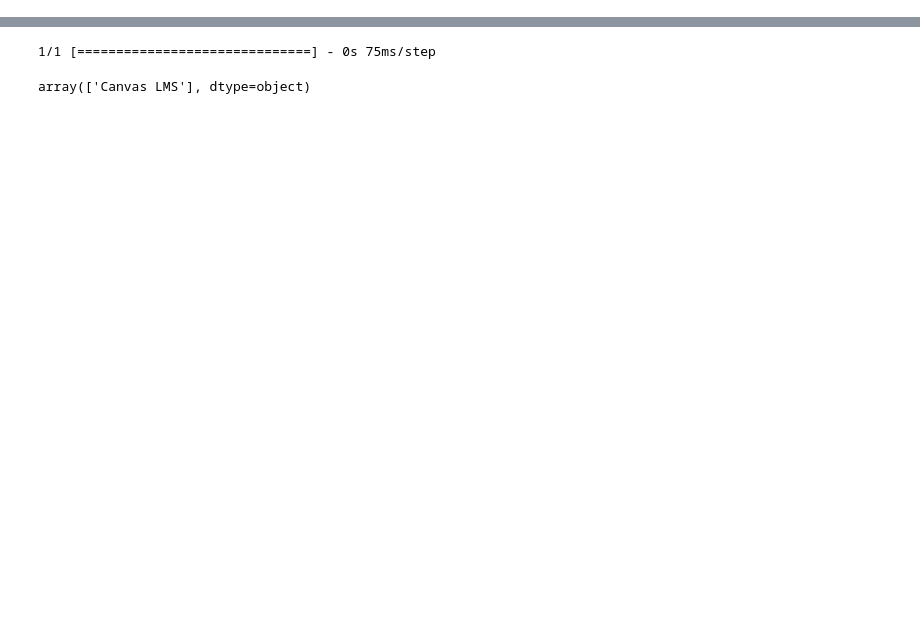
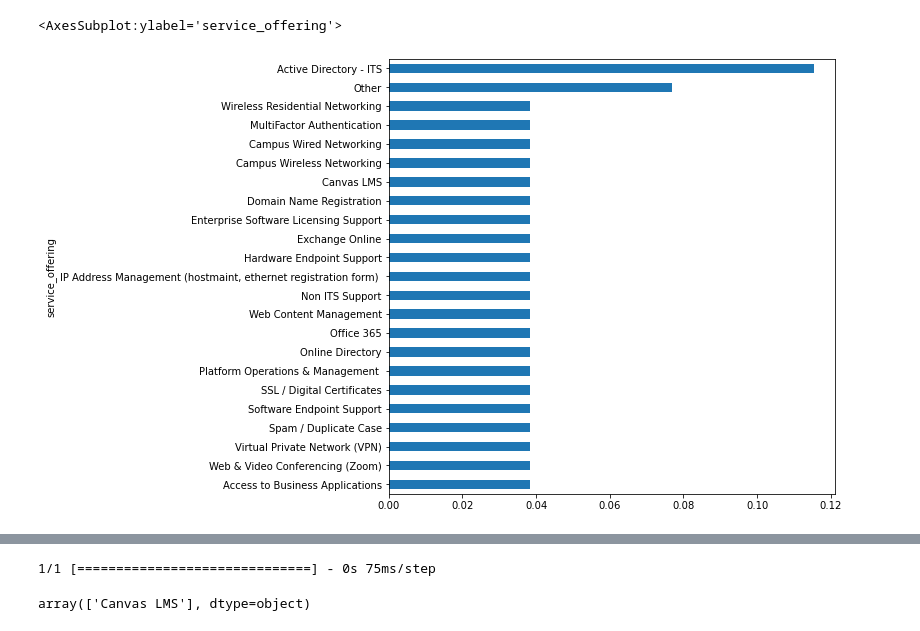
Before and after one commit to AlanXZhang/ITS-Classifier, a Jupyter notebook: notebooks/test_bert.ipynb, the cells around one changed output, grey strips where cells are left out. Drawn from its saved outputs; the diff is of its cells as text; code cells hidden in the pictures; blank space fills up the shorter version.

```diff
--- a/notebooks/test_bert.ipynb
+++ b/notebooks/test_bert.ipynb
@@ -45,0 +22,17 @@ df.head()
+# %%
+expired_services = {
+    "Single Sign-on": "Active Directory - ITS",
+    "Password reset": "Active Directory - ITS",
+    "Health IT Services ": "Other"
+}
+# %%
+df = pd.read_csv("../data/validation_set.csv", index_col = 0)
+X = df["desc"].fillna("None").to_numpy()
+le = LabelEncoder()
+le.classes_ = np.load("services.npy", allow_pickle=True)
+num_classes = len(le.classes_)
+df["service_offering"] = df["service_offering"].map(
+    lambda x: expired_services[x] if x in expired_services.keys() else x,
+    na_action="ignore"
+)
+y = df["service_offering"]
@@ -45,0 +60,5 @@ df.head()
+# %%
+(df.groupby(df["service_offering"])["desc"].count() / df.shape[0]).sort_values().plot(kind="barh", figsize=(8,8))
+# %% [output]
+<AxesSubplot:ylabel='service_offering'>
+[figure, added]
```
Also changed, not shown: parts of 39 cells of this notebook, 12 other files.
